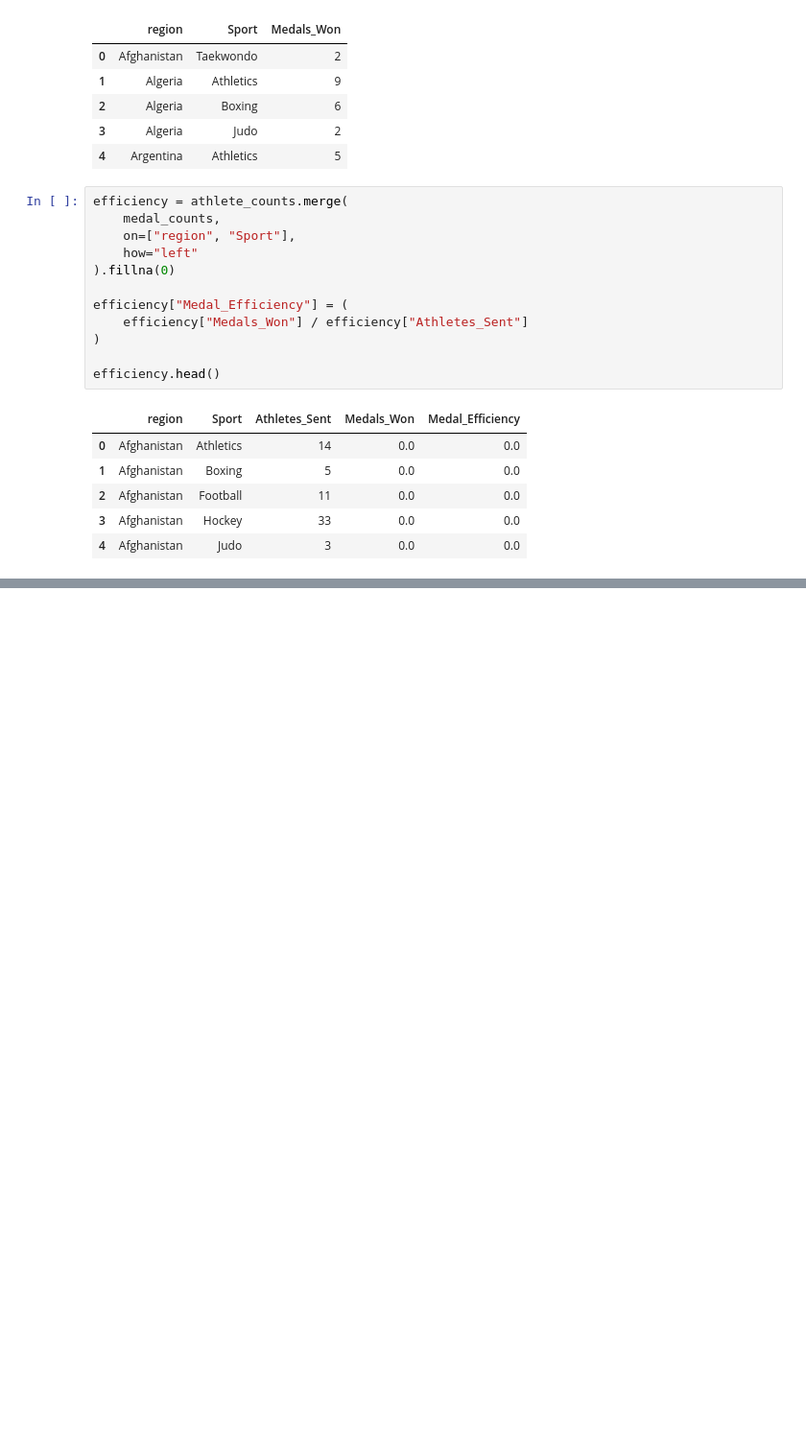
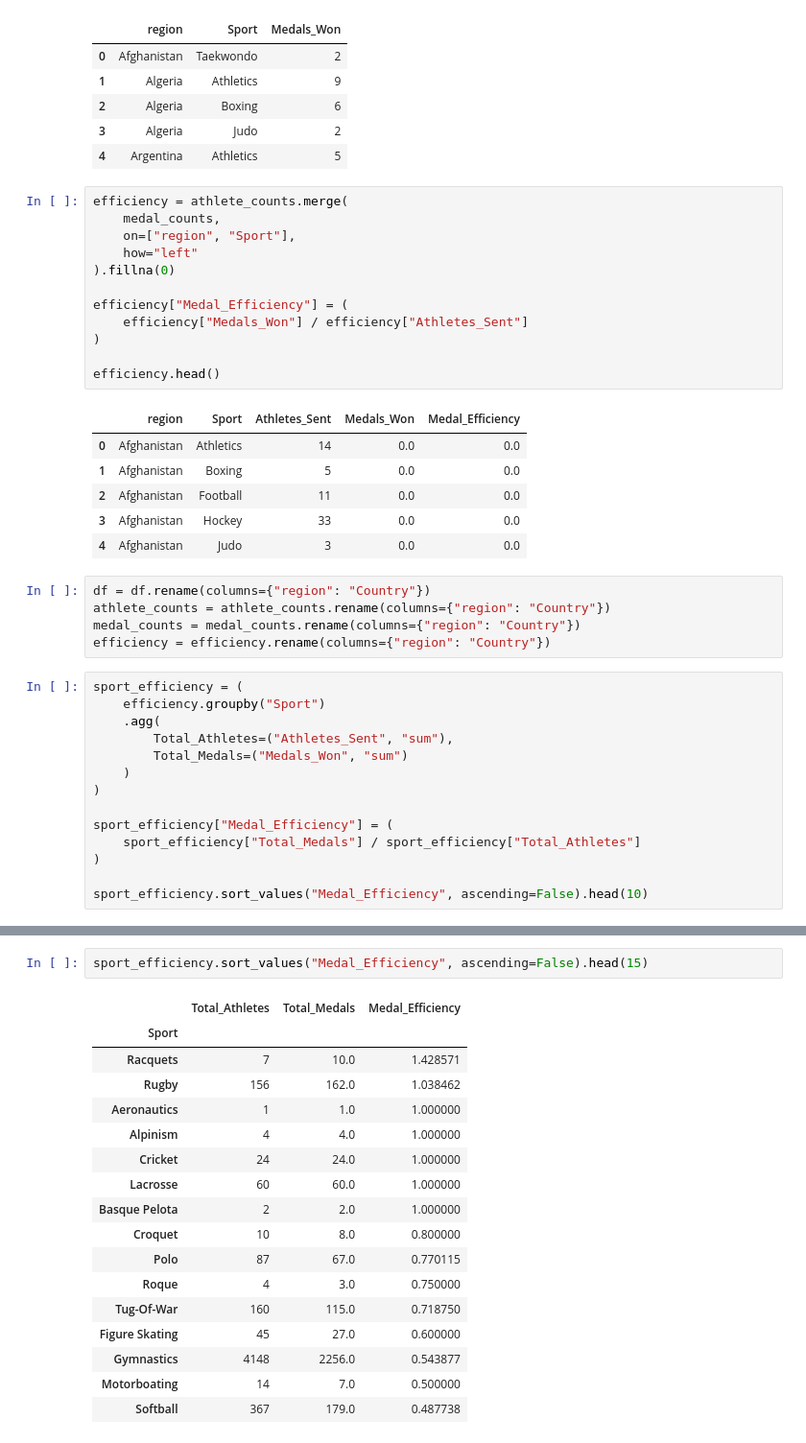
Before and after one commit to ShouryaBatra/fbla-data-analysis, a Jupyter notebook: olympics_analysis.ipynb, the cells around one changed output, grey strips where cells are left out. Shown at 96% size. Cells and saved outputs as stored; diff of their text form; blank space fills up the shorter version.

```diff
--- a/olympics_analysis.ipynb
+++ b/olympics_analysis.ipynb
@@ -124,3 +124,22 @@ efficiency.head()
 | 2 | Afghanistan | Football | 11 | 0.0 | 0.0 |
 | 3 | Afghanistan | Hockey | 33 | 0.0 | 0.0 |
 | 4 | Afghanistan | Judo | 3 | 0.0 | 0.0 |
+# %%
+df = df.rename(columns={"region": "Country"})
+athlete_counts = athlete_counts.rename(columns={"region": "Country"})
+medal_counts = medal_counts.rename(columns={"region": "Country"})
+efficiency = efficiency.rename(columns={"region": "Country"})
+# %%
+sport_efficiency = (
+    efficiency.groupby("Sport")
+    .agg(
+        Total_Athletes=("Athletes_Sent", "sum"),
+        Total_Medals=("Medals_Won", "sum")
+    )
+)
+
+sport_efficiency["Medal_Efficiency"] = (
+    sport_efficiency["Total_Medals"] / sport_efficiency["Total_Athletes"]
+)
+
+sport_efficiency.sort_values("Medal_Efficiency", ascending=False).head(10)
@@ -126,0 +218,20 @@ efficiency.head()
+# %%
+sport_efficiency.sort_values("Medal_Efficiency", ascending=False).head(15)
+# %% [output]
+|  | Total_Athletes | Total_Medals | Medal_Efficiency |
+| Sport |  |  |  |
+| Racquets | 7 | 10.0 | 1.428571 |
+| Rugby | 156 | 162.0 | 1.038462 |
+| Aeronautics | 1 | 1.0 | 1.000000 |
+| Alpinism | 4 | 4.0 | 1.000000 |
+| Cricket | 24 | 24.0 | 1.000000 |
+| Lacrosse | 60 | 60.0 | 1.000000 |
+| Basque Pelota | 2 | 2.0 | 1.000000 |
+| Croquet | 10 | 8.0 | 0.800000 |
+| Polo | 87 | 67.0 | 0.770115 |
+| Roque | 4 | 3.0 | 0.750000 |
+| Tug-Of-War | 160 | 115.0 | 0.718750 |
+| Figure Skating | 45 | 27.0 | 0.600000 |
+| Gymnastics | 4148 | 2256.0 | 0.543877 |
+| Motorboating | 14 | 7.0 | 0.500000 |
+| Softball | 367 | 179.0 | 0.487738 |
```
Also changed, not shown: parts of 5 cells of this notebook.
